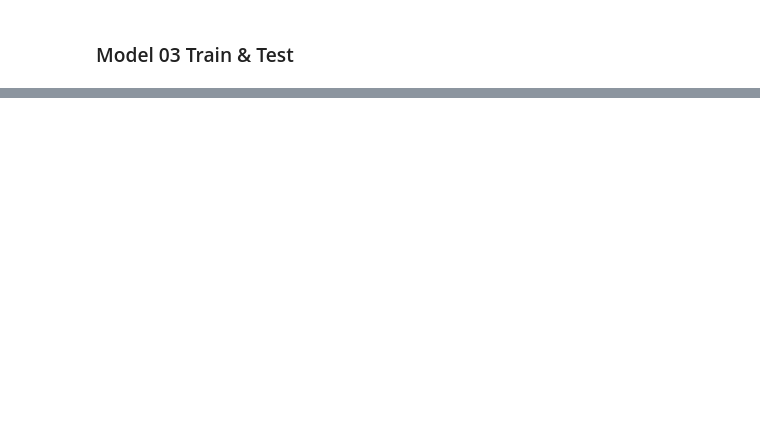
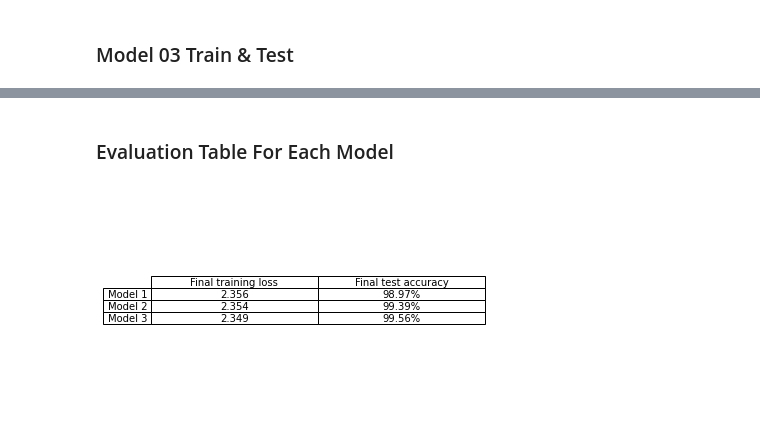
Before and after one commit to minjaeingithub/Machine-Learning, a Jupyter notebook: model.ipynb, the cells around one changed output, grey strips where cells are left out. Saved outputs shown, nothing was run; the diff lists cells and outputs as text; code cells hidden in the pictures; blank space fills up the shorter version.

```diff
--- a/model.ipynb
+++ b/model.ipynb
@@ -471,0 +498,22 @@ ValueError: x and y must have same first dimension, but have shapes (30,) and (0
+# %% [markdown]
+<h3> Evaluation Table For Each Model</>
+# %%
+col = ["Final training loss", "Final test accuracy"]
+row = [ "Model 1", "Model 2", "Model 3"]
+data = [
+        [round(model01_loss[-1],3), str(model01_acc[-1])+"%"],
+        [round(model02_loss[-1],3), str(model02_acc[-1])+"%"],
+        [round(model03_loss[-1],3), str(model03_acc[-1])+"%"]
+        ]
+fig, ax =plt.subplots(1,1)
+ax.axis("tight")
+ax.axis("off")
+plt.table(cellText=data,
+          cellLoc='center',
+          rowLabels=row,
+          colLabels=col,
+          loc='center')
+plt.savefig("Evaluation Table.jpg", dpi = 300)
+plt.show()
+# %% [output]
+[figure, added]
```
Also changed, not shown: parts of 4 cells of this notebook.
